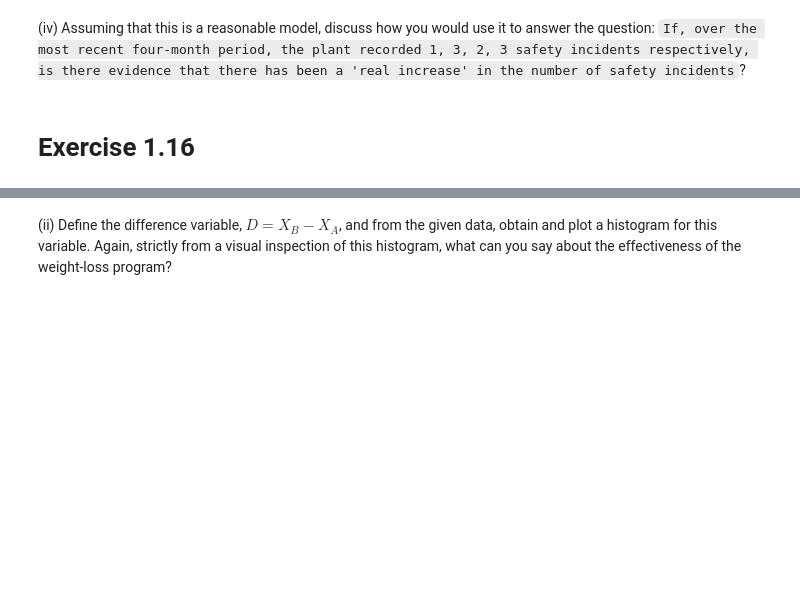
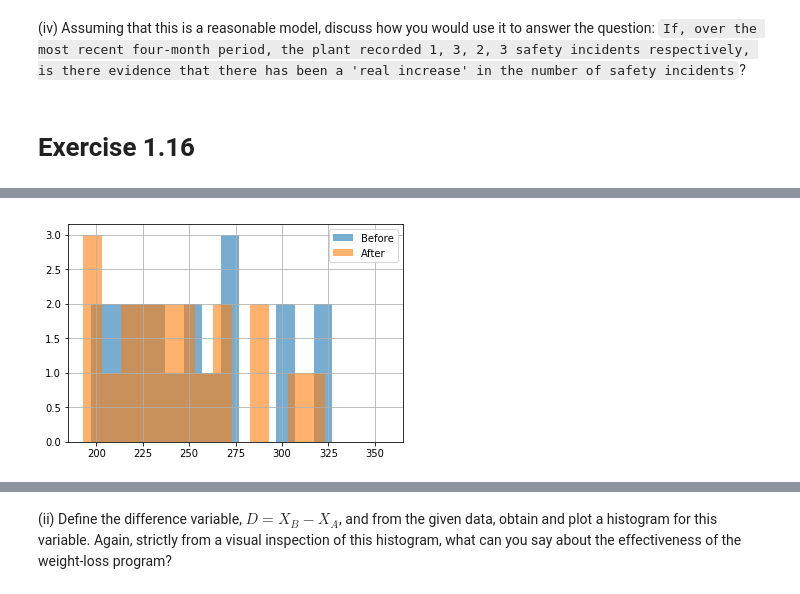
Before and after one commit to ayushi-b/Random_Phenomena_by_Babatunde_Ogunnaike, a Jupyter notebook: Chapter 1/Chapter 1.ipynb, the cells around one changed output, grey strips where cells are left out. Saved outputs shown, nothing was run; the diff lists cells and outputs as text; code cells hidden in the pictures; blank space fills up the shorter version.

```diff
--- a/Chapter 1/Chapter 1.ipynb
+++ b/Chapter 1/Chapter 1.ipynb
@@ -903,3 +933,25 @@ Let $X_B$ represent the `Before` weight and $X_A$ the `After` weight.
 
 
 (i) Using the same bin size for each data set, obtain histograms for the $X_B$ and $X_A$ data and plot both on the same graph. Strictly on the basis of a  visual inspection of these histograms, what can you say about the effectiveness of the weight-loss program in achieving its objective of assisting patients to lose weight?
+# %%
+bin_size = 10
+
+hist_data_before = plt.hist(
+    prob1_16['Before WT'],
+    bins=np.arange(prob1_16['Before WT'].min(), prob1_16['Before WT'].max(), bin_size),
+    label='Before',
+    alpha=0.6,
+)
+
+hist_data_after = plt.hist(
+    prob1_16['After WT'],
+    bins=np.arange(prob1_16['After WT'].min(), prob1_16['After WT'].max(), bin_size),
+    label='After',
+    alpha=0.6,
+)
+
+plt.legend()
+plt.grid(True)
+plt.show()
+# %% [output]
+[figure, added]
```
Also changed, not shown: parts of 18 cells of this notebook, 11 other files.
